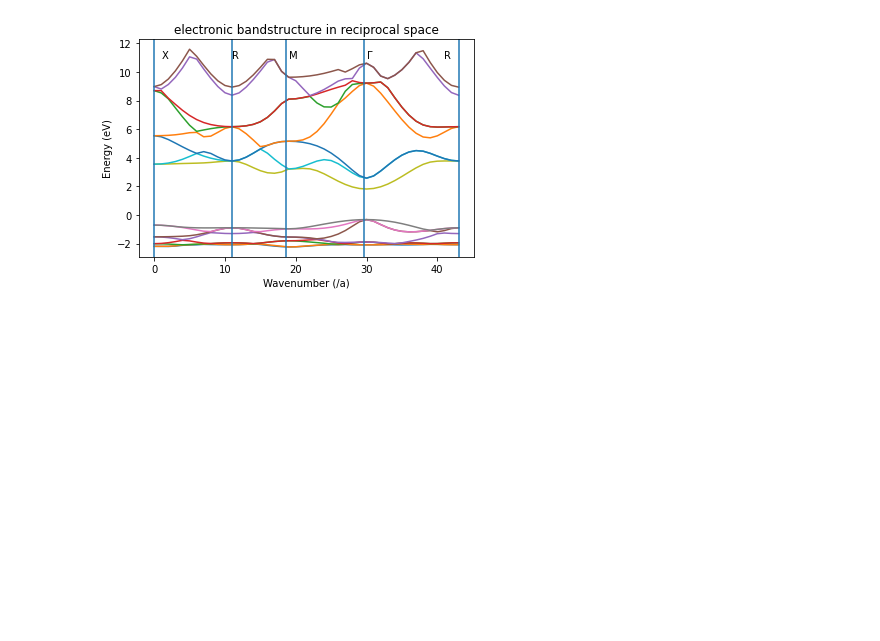
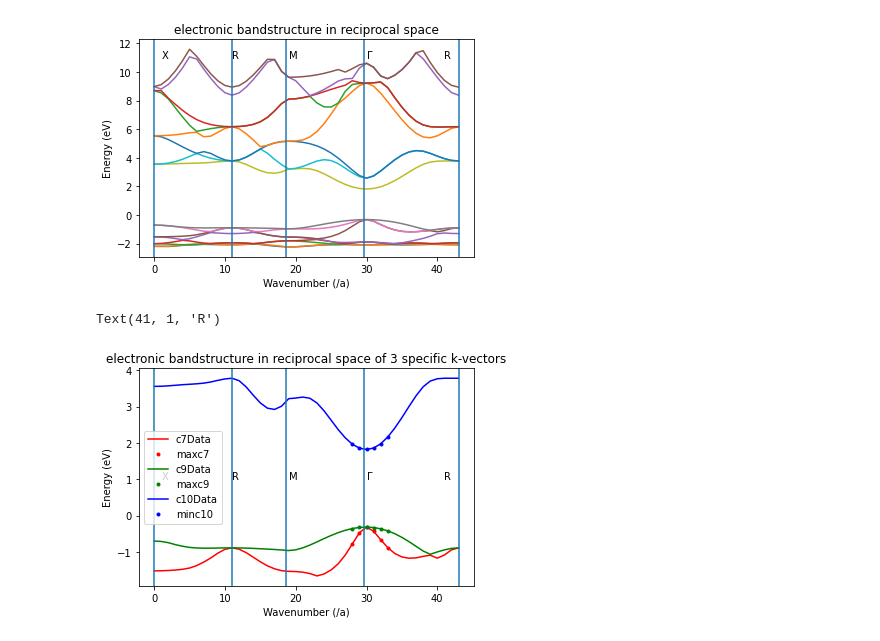
Before and after one commit to Martin-William/Wills-Code, a Jupyter notebook: CondensedCA2.ipynb, the cells around one changed output. Cells and saved outputs as stored; diff of their text form; code cells hidden in the pictures; blank space fills up the shorter version.

```diff
--- a/CondensedCA2.ipynb
+++ b/CondensedCA2.ipynb
@@ -70,3 +72,46 @@ plt.annotate('R',xy=(41,11))
 Text(41, 11, 'R')
 [figure]
 [figure]
+# %%
+c7Data = CA2Data[:,6]
+c9Data = CA2Data[:,8]
+c10Data = CA2Data[:,9]
+
+plt.figure(2)
+#plotting the k-vector data from column 10
+plt.plot(c7Data, color='r', label = 'c7Data')
+#slicing the data points for c7Data around Γ and plotting the exatc points
+maxc7 = np.column_stack(([28,29,30,31,32,33],c7Data[28:34]))
+plt.plot(maxc7[:,0],maxc7[:,1], '.r', label = 'maxc7')
+
+#plotting the k-vector data from column 9
+plt.plot(c9Data, color='g', label = 'c9Data')
+#slicing the data points for c7Data around Γ and plotting the exatc points
+maxc9 = np.column_stack(([28,29,30,31,32,33],c9Data[28:34]))
+plt.plot(maxc9[:,0],maxc9[:,1], '.g', label = 'maxc9')
+
+#plotting the k-vector data from column 10
+plt.plot(c10Data, color='b', label = 'c10Data')
+#slicing the data points for c10Data around Γ and plotting the exatc points
+minc10 = np.column_stack(([28,29,30,31,32,33],c10Data[28:34]))
+plt.plot(minc10[:,0],minc10[:,1], '.b', label = 'minc10')
+
+#formatting
+plt.axvline(x1)
+plt.axvline(x2)
+plt.axvline(x3)
+plt.axvline(x4)
+plt.axvline(x5)
+
+plt.title('electronic bandstructure in reciprocal space of 3 specific k-vectors')
+plt.xlabel('Wavenumber (/a)')
+plt.ylabel('Energy (eV)')
+plt.legend()
+plt.annotate('X',xy=(1,1))
+plt.annotate('R',xy=(11,1))
+plt.annotate('M',xy=(19,1))
+plt.annotate('Γ',xy=(30,1))
+plt.annotate('R',xy=(41,1))
+# %% [output]
+Text(41, 1, 'R')
+[figure, added]
```
Also changed, not shown: parts of 3 cells of this notebook.
